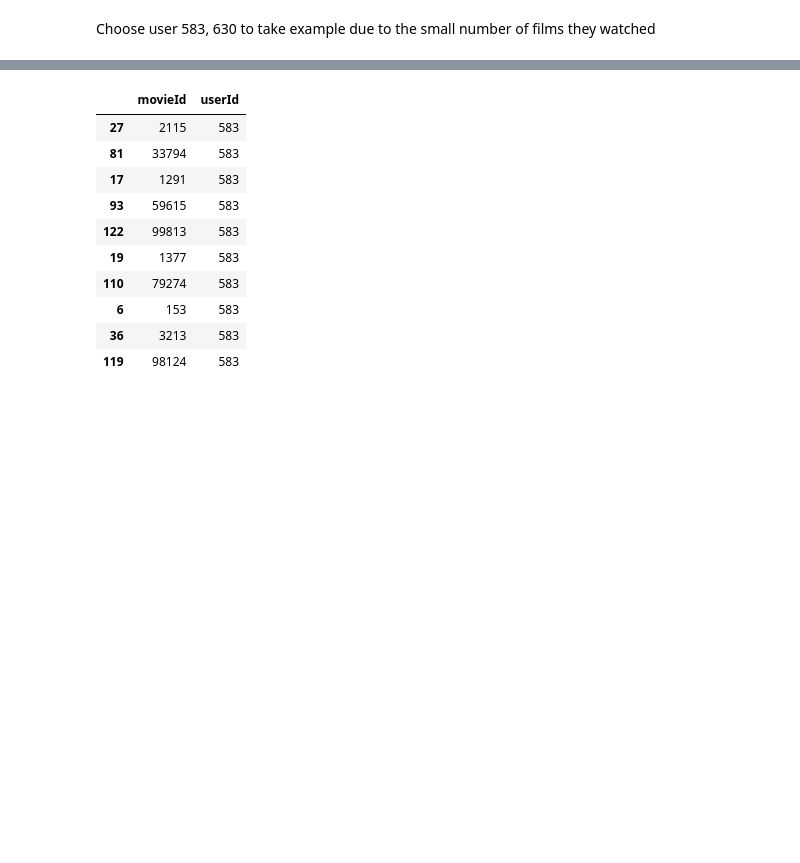
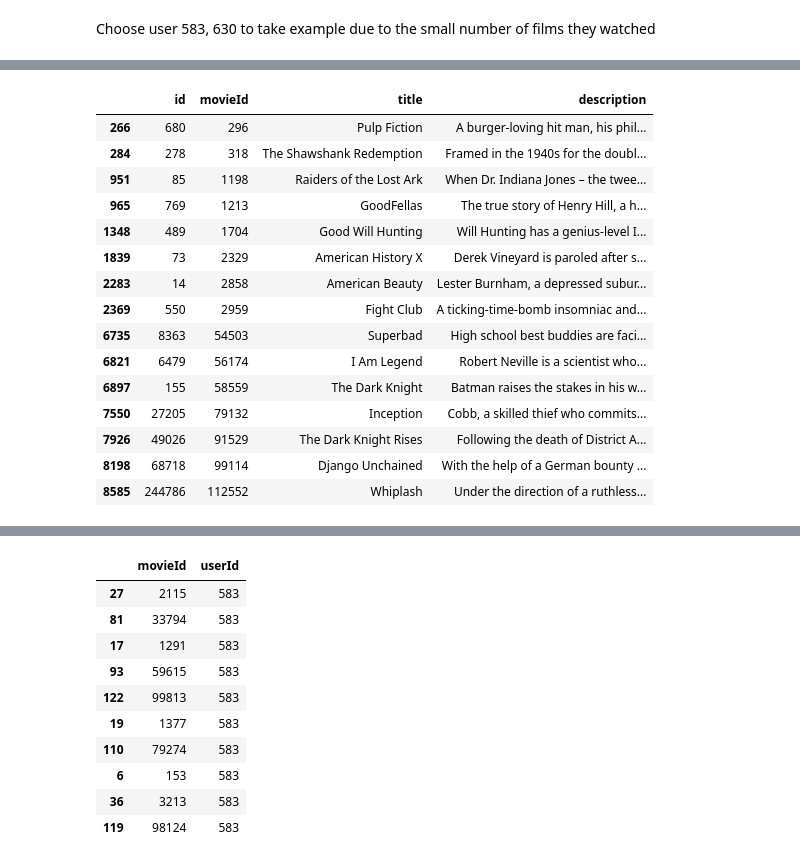
Before and after one commit to elodiezay02/movie-recommendation-system, a Jupyter notebook: src/notebooks/example-user-all-text.ipynb, the cells around one changed output, grey strips where cells are left out. Cells and saved outputs as stored; diff of their text form; code cells hidden in the pictures; blank space fills up the shorter version.

```diff
--- a/src/notebooks/example-user-all-text.ipynb
+++ b/src/notebooks/example-user-all-text.ipynb
@@ -366,0 +387,19 @@ Choose user 583, 630 to take example due to the small number of films they watch
+# %%
+smd[smd.movieId.isin(train_df[train_df['userId'] == 583].movieId)]
+# %% [output]
+|  | id | movieId | title | description |
+| 266 | 680 | 296 | Pulp Fiction | A burger-loving hit man, his phil... |
+| 284 | 278 | 318 | The Shawshank Redemption | Framed in the 1940s for the doubl... |
+| 951 | 85 | 1198 | Raiders of the Lost Ark | When Dr. Indiana Jones – the twee... |
+| 965 | 769 | 1213 | GoodFellas | The true story of Henry Hill, a h... |
+| 1348 | 489 | 1704 | Good Will Hunting | Will Hunting has a genius-level I... |
+| 1839 | 73 | 2329 | American History X | Derek Vineyard is paroled after s... |
+| 2283 | 14 | 2858 | American Beauty | Lester Burnham, a depressed subur... |
+| 2369 | 550 | 2959 | Fight Club | A ticking-time-bomb insomniac and... |
+| 6735 | 8363 | 54503 | Superbad | High school best buddies are faci... |
+| 6821 | 6479 | 56174 | I Am Legend | Robert Neville is a scientist who... |
+| 6897 | 155 | 58559 | The Dark Knight | Batman raises the stakes in his w... |
+| 7550 | 27205 | 79132 | Inception | Cobb, a skilled thief who commits... |
+| 7926 | 49026 | 91529 | The Dark Knight Rises | Following the death of District A... |
+| 8198 | 68718 | 99114 | Django Unchained | With the help of a German bounty ... |
+| 8585 | 244786 | 112552 | Whiplash | Under the direction of a ruthless... |
```
Also changed, not shown: parts of 5 cells of this notebook.
